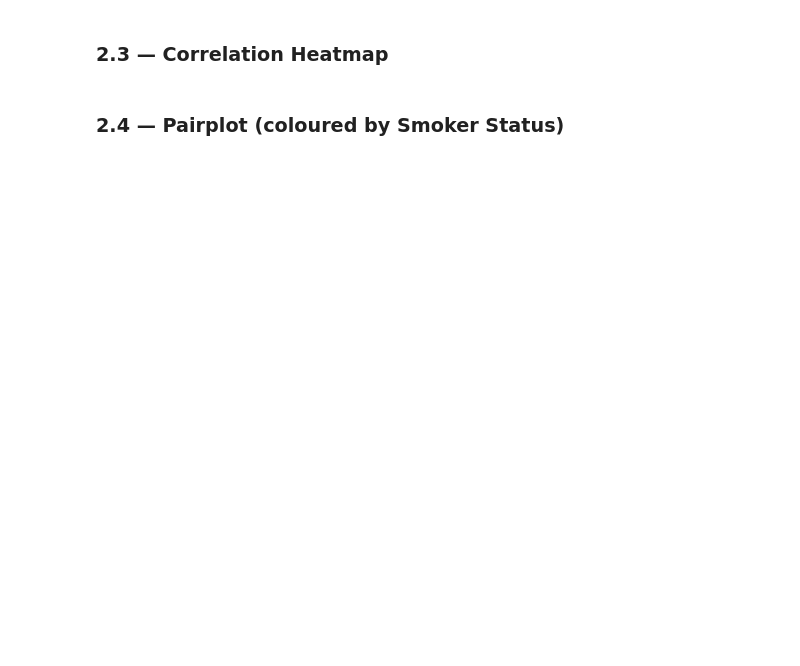
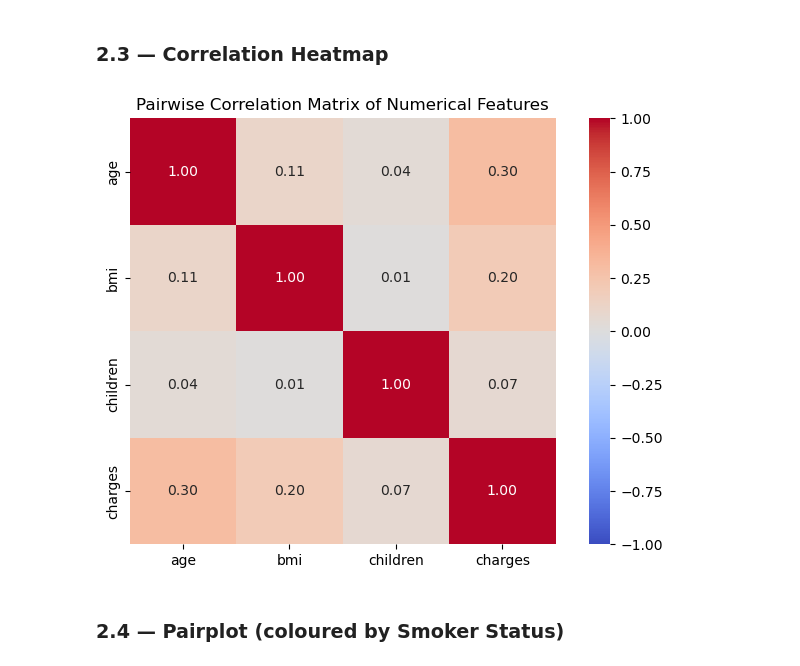
Before and after one commit to sufyan1105/Medical-Insurance-Cost-Prediction, a Jupyter notebook: medical_insurance_cost_predictor.ipynb, the cells around one changed output. Drawn from its saved outputs; the diff is of its cells as text; code cells hidden in the pictures; blank space fills up the shorter version.

```diff
--- a/medical_insurance_cost_predictor.ipynb
+++ b/medical_insurance_cost_predictor.ipynb
@@ -156,22 +145,16 @@ plt.show()
 # %% [markdown]
 ### 2.3 — Correlation Heatmap
 # %%
-# GOAL: a heatmap of the pairwise correlation matrix for the numerical columns.
-#
-# HINTS
-#   - Select the numeric columns first (there's a DataFrame method that filters
-#     by dtype), then call the DataFrame method that computes correlations.
-#   - seaborn's heatmap function draws it. Turn annotations on so the numbers
-#     appear in the cells, and pick a diverging colormap so positive and
-#     negative correlations read differently at a glance.
-#
-# ASK YOURSELF
-#   - Which numerical feature correlates most strongly with `charges`?
-#   - Is that correlation strong in absolute terms, or only strongest by default?
-#   - `smoker` won't appear here yet — it's still text. What does that tell you
-#     about the limits of a correlation heatmap as an importance tool?
-#   - Are any two *features* strongly correlated with each other? That's
-#     multicollinearity, and it matters for the linear models in 4.4–4.6.
+# df.info()
+numerical_df = df.select_dtypes(include= [np.number])
+correlation_matrix = numerical_df.corr()
+plt.figure(figsize=(7, 5))
+sns.heatmap(correlation_matrix, annot=True, fmt=".2f", cmap="coolwarm", square=True, vmin=-1, vmax=1)
+plt.title("Pairwise Correlation Matrix of Numerical Features")
+plt.tight_layout()
+plt.show()
+# %% [output]
+[figure, added]
 # %% [markdown]
 ### 2.4 — Pairplot (coloured by Smoker Status)
 # %%
```
Also changed, not shown: parts of 2 cells of this notebook.
